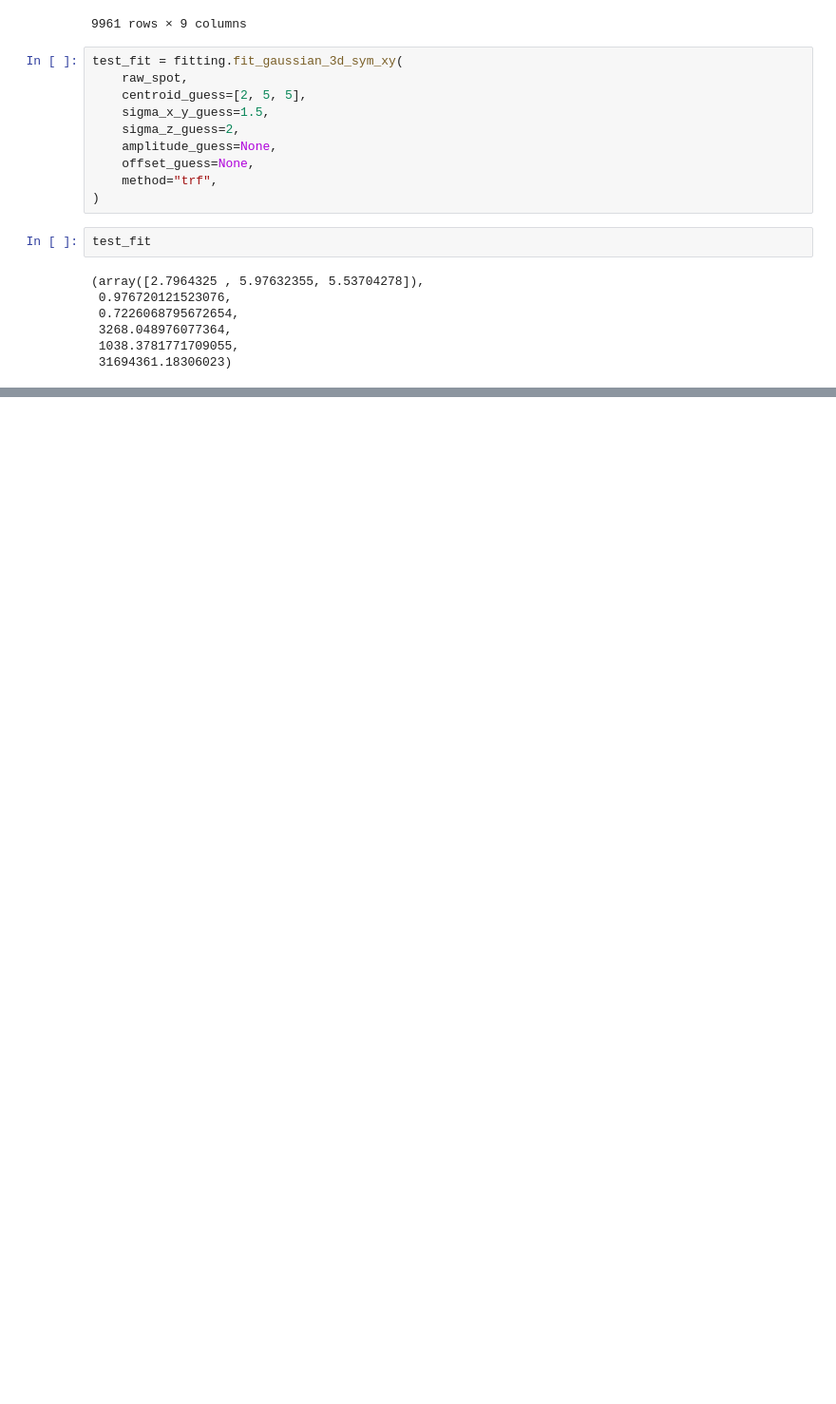
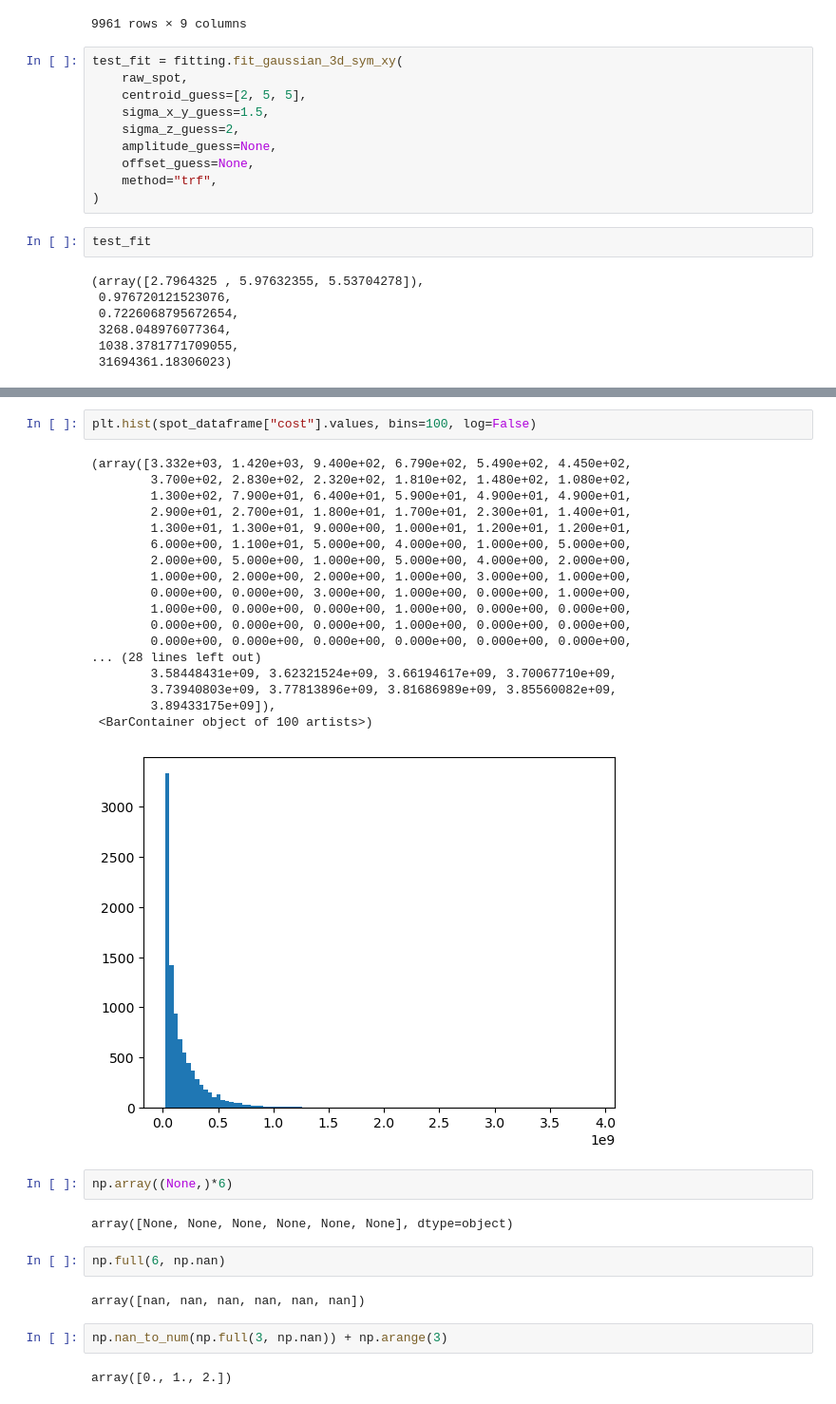
Before and after one commit to GarciaLab/transcription_pipeline, a Jupyter notebook: test.ipynb, the cells around one changed output, grey strips where cells are left out. Shown at 95% size. Saved outputs shown, nothing was run; the diff lists cells and outputs as text; blank space fills up the shorter version.

```diff
--- a/test.ipynb
+++ b/test.ipynb
@@ -248,0 +412,33 @@ test_fit
+# %%
+plt.hist(spot_dataframe["cost"].values, bins=100, log=False)
+# %% [output]
+(array([3.332e+03, 1.420e+03, 9.400e+02, 6.790e+02, 5.490e+02, 4.450e+02,
+        3.700e+02, 2.830e+02, 2.320e+02, 1.810e+02, 1.480e+02, 1.080e+02,
+        1.300e+02, 7.900e+01, 6.400e+01, 5.900e+01, 4.900e+01, 4.900e+01,
+        2.900e+01, 2.700e+01, 1.800e+01, 1.700e+01, 2.300e+01, 1.400e+01,
+        1.300e+01, 1.300e+01, 9.000e+00, 1.000e+01, 1.200e+01, 1.200e+01,
+        6.000e+00, 1.100e+01, 5.000e+00, 4.000e+00, 1.000e+00, 5.000e+00,
+        2.000e+00, 5.000e+00, 1.000e+00, 5.000e+00, 4.000e+00, 2.000e+00,
+        1.000e+00, 2.000e+00, 2.000e+00, 1.000e+00, 3.000e+00, 1.000e+00,
+        0.000e+00, 0.000e+00, 3.000e+00, 1.000e+00, 0.000e+00, 1.000e+00,
+        1.000e+00, 0.000e+00, 0.000e+00, 1.000e+00, 0.000e+00, 0.000e+00,
+        0.000e+00, 0.000e+00, 0.000e+00, 1.000e+00, 0.000e+00, 0.000e+00,
+        0.000e+00, 0.000e+00, 0.000e+00, 0.000e+00, 0.000e+00, 0.000e+00,
+... (28 lines left out)
+        3.58448431e+09, 3.62321524e+09, 3.66194617e+09, 3.70067710e+09,
+        3.73940803e+09, 3.77813896e+09, 3.81686989e+09, 3.85560082e+09,
+        3.89433175e+09]),
+ <BarContainer object of 100 artists>)
+[figure, added]
+# %%
+np.array((None,)*6)
+# %% [output]
+array([None, None, None, None, None, None], dtype=object)
+# %%
+np.full(6, np.nan)
+# %% [output]
+array([nan, nan, nan, nan, nan, nan])
+# %%
+np.nan_to_num(np.full(3, np.nan)) + np.arange(3)
+# %% [output]
+array([0., 1., 2.])
```
Also changed, not shown: parts of 15 cells of this notebook, 1 other file.
